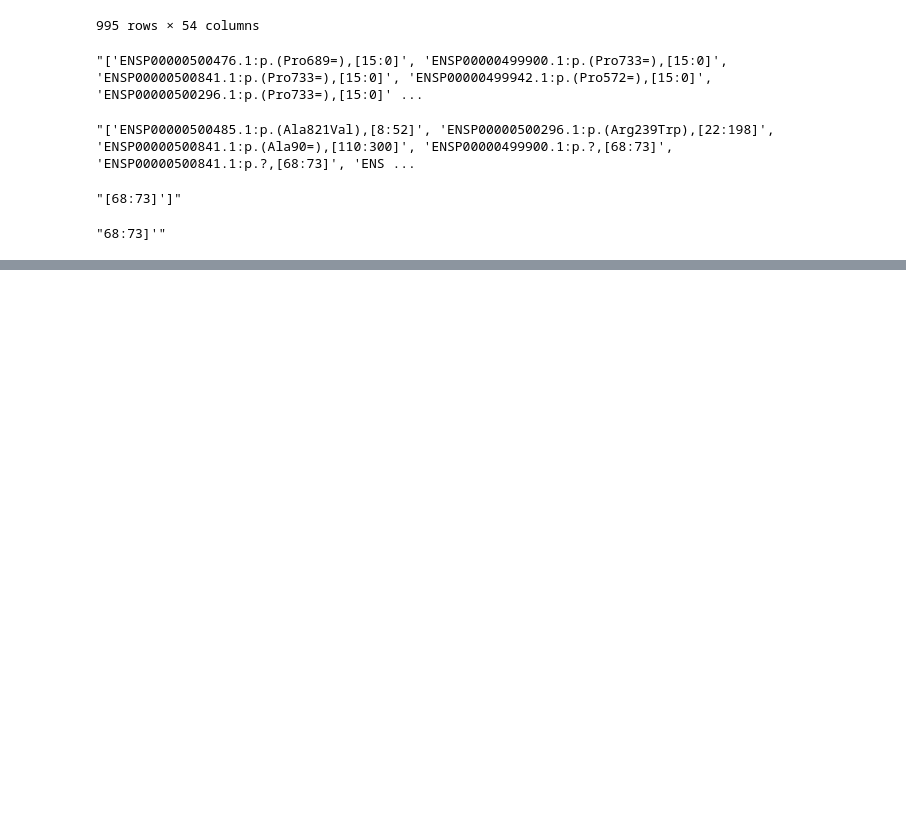
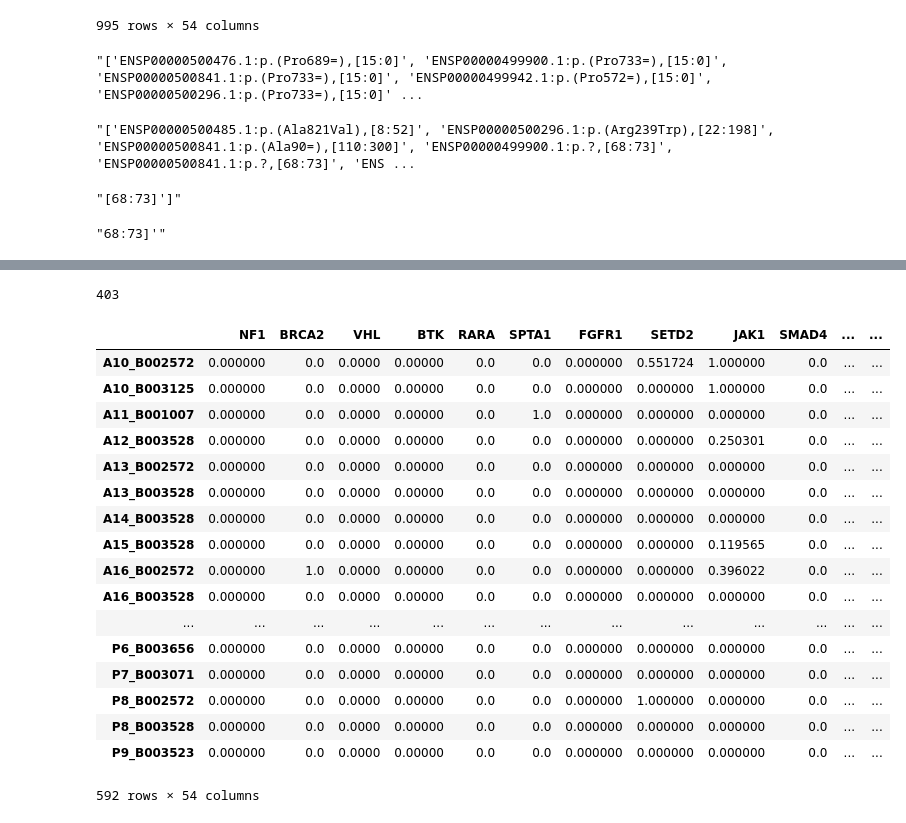
Before and after one commit to lincoln-harris/potLuck, a Jupyter notebook: new_cells_2.26.2020/get_whole_gene_ratios.ipynb, the cells around one changed output, grey strips where cells are left out. Drawn from its saved outputs; the diff is of its cells as text; code cells hidden in the pictures; blank space fills up the shorter version.

```diff
--- a/new_cells_2.26.2020/get_whole_gene_ratios.ipynb
+++ b/new_cells_2.26.2020/get_whole_gene_ratios.ipynb
@@ -135,0 +207,34 @@ b
+# %%
+# take out rows that are zero across the board
+zeros = []
+for cell in z.index:
+    row = z.loc[cell]
+    if (row == 0).all():
+        #print(cell)
+        zeros.append(cell)
+# %%
+len(zeros)
+# %% [output]
+403
+# %%
+z = z.drop(zeros)
+z
+# %% [output]
+|  | NF1 | BRCA2 | VHL | BTK | RARA | SPTA1 | FGFR1 | SETD2 | JAK1 | SMAD4 | ... | ... |
+| A10_B002572 | 0.000000 | 0.0 | 0.0000 | 0.00000 | 0.0 | 0.0 | 0.000000 | 0.551724 | 1.000000 | 0.0 | ... | ... |
+| A10_B003125 | 0.000000 | 0.0 | 0.0000 | 0.00000 | 0.0 | 0.0 | 0.000000 | 0.000000 | 1.000000 | 0.0 | ... | ... |
+| A11_B001007 | 0.000000 | 0.0 | 0.0000 | 0.00000 | 0.0 | 1.0 | 0.000000 | 0.000000 | 0.000000 | 0.0 | ... | ... |
+| A12_B003528 | 0.000000 | 0.0 | 0.0000 | 0.00000 | 0.0 | 0.0 | 0.000000 | 0.000000 | 0.250301 | 0.0 | ... | ... |
+| A13_B002572 | 0.000000 | 0.0 | 0.0000 | 0.00000 | 0.0 | 0.0 | 0.000000 | 0.000000 | 0.000000 | 0.0 | ... | ... |
+| A13_B003528 | 0.000000 | 0.0 | 0.0000 | 0.00000 | 0.0 | 0.0 | 0.000000 | 0.000000 | 0.000000 | 0.0 | ... | ... |
+| A14_B003528 | 0.000000 | 0.0 | 0.0000 | 0.00000 | 0.0 | 0.0 | 0.000000 | 0.000000 | 0.000000 | 0.0 | ... | ... |
+| A15_B003528 | 0.000000 | 0.0 | 0.0000 | 0.00000 | 0.0 | 0.0 | 0.000000 | 0.000000 | 0.119565 | 0.0 | ... | ... |
+| A16_B002572 | 0.000000 | 1.0 | 0.0000 | 0.00000 | 0.0 | 0.0 | 0.000000 | 0.000000 | 0.396022 | 0.0 | ... | ... |
+| A16_B003528 | 0.000000 | 0.0 | 0.0000 | 0.00000 | 0.0 | 0.0 | 0.000000 | 0.000000 | 0.000000 | 0.0 | ... | ... |
+| ... | ... | ... | ... | ... | ... | ... | ... | ... | ... | ... | ... | ... |
+| P6_B003656 | 0.000000 | 0.0 | 0.0000 | 0.00000 | 0.0 | 0.0 | 0.000000 | 0.000000 | 0.000000 | 0.0 | ... | ... |
+| P7_B003071 | 0.000000 | 0.0 | 0.0000 | 0.00000 | 0.0 | 0.0 | 0.000000 | 0.000000 | 0.000000 | 0.0 | ... | ... |
+| P8_B002572 | 0.000000 | 0.0 | 0.0000 | 0.00000 | 0.0 | 0.0 | 0.000000 | 1.000000 | 0.000000 | 0.0 | ... | ... |
+| P8_B003528 | 0.000000 | 0.0 | 0.0000 | 0.00000 | 0.0 | 0.0 | 0.000000 | 0.000000 | 0.000000 | 0.0 | ... | ... |
+| P9_B003523 | 0.000000 | 0.0 | 0.0000 | 0.00000 | 0.0 | 0.0 | 0.000000 | 0.000000 | 0.000000 | 0.0 | ... | ... |
+592 rows × 54 columns
```
Also changed, not shown: parts of 6 cells of this notebook.
